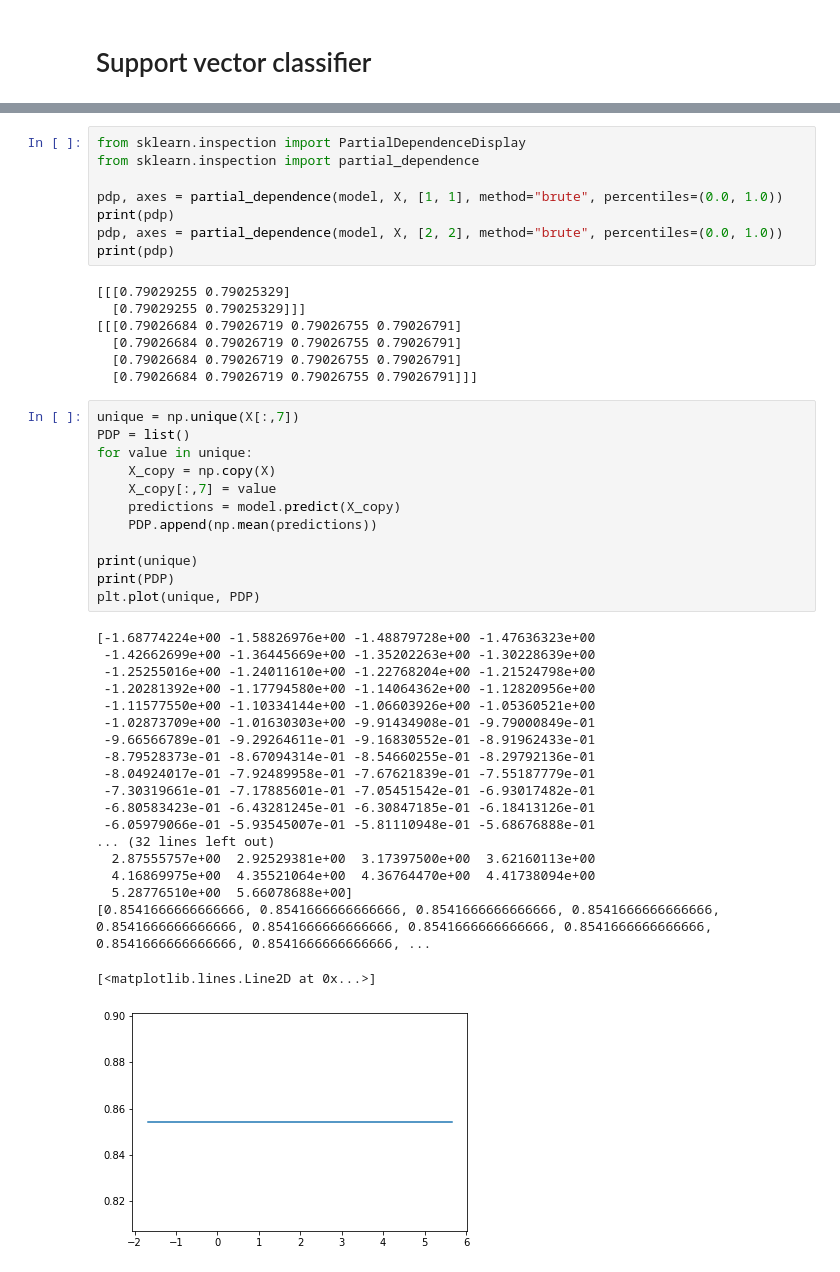
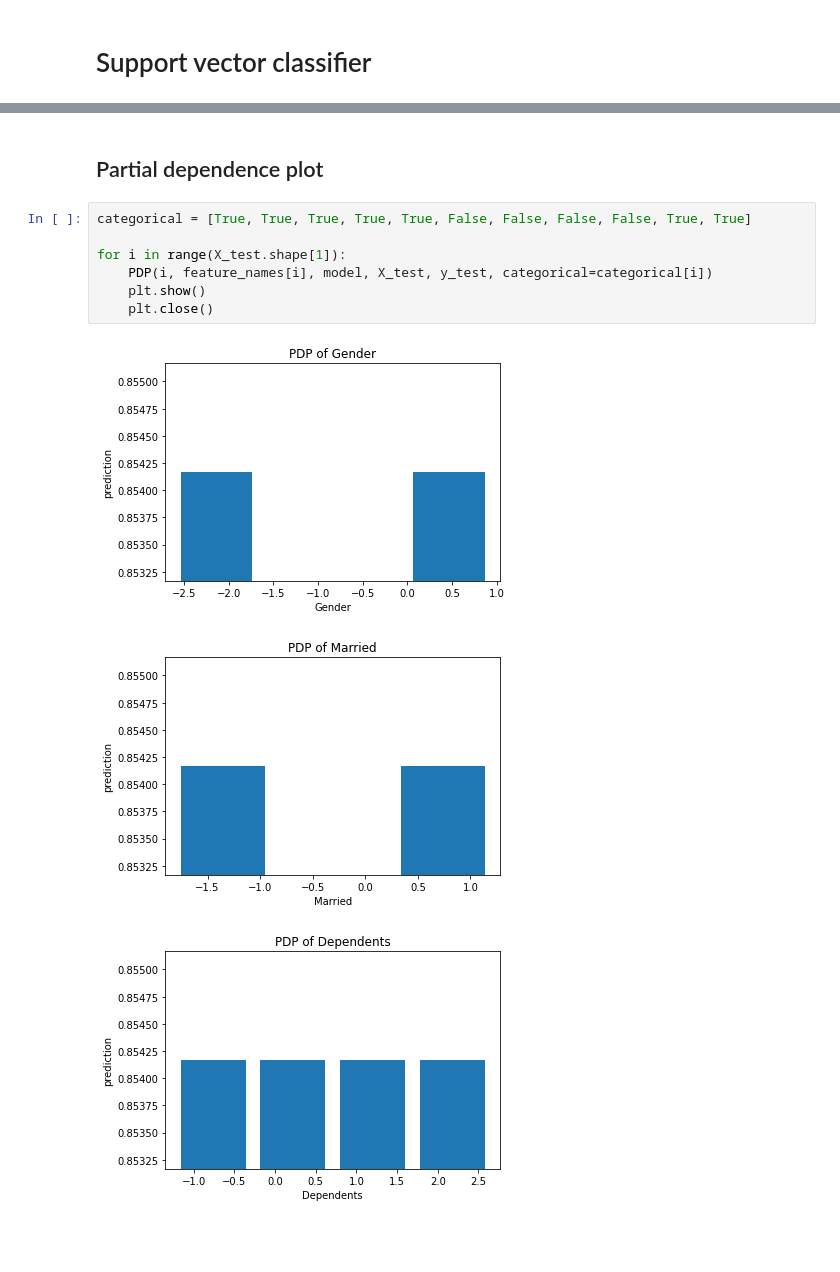
Before and after one commit to GertjanDS/MachineLearning, a Jupyter notebook: classification_loan.ipynb, the cells around one changed output, grey strips where cells are left out. Saved outputs shown, nothing was run; the diff lists cells and outputs as text; blank space fills up the shorter version.

```diff
--- a/classification_loan.ipynb
+++ b/classification_loan.ipynb
@@ -140,50 +189,16 @@ df.plot.bar()
 # %% [output]
 <AxesSubplot:>
 [figure]
-# %%
-from sklearn.inspection import PartialDependenceDisplay
-from sklearn.inspection import partial_dependence
-
-pdp, axes = partial_dependence(model, X, [1, 1], method="brute", percentiles=(0.0, 1.0))
-print(pdp)
-pdp, axes = partial_dependence(model, X, [2, 2], method="brute", percentiles=(0.0, 1.0))
-print(pdp)
-# %% [output]
-[[[0.79029255 0.79025329]
-  [0.79029255 0.79025329]]]
-[[[0.79026684 0.79026719 0.79026755 0.79026791]
-  [0.79026684 0.79026719 0.79026755 0.79026791]
-  [0.79026684 0.79026719 0.79026755 0.79026791]
-  [0.79026684 0.79026719 0.79026755 0.79026791]]]
-# %%
-unique = np.unique(X[:,7])
-PDP = list()
-for value in unique:
-    X_copy = np.copy(X)
-    X_copy[:,7] = value
-    predictions = model.predict(X_copy)
-    PDP.append(np.mean(predictions))
-
-print(unique)
-print(PDP)
-plt.plot(unique, PDP)
-# %% [output]
-[-1.68774224e+00 -1.58826976e+00 -1.48879728e+00 -1.47636323e+00
- -1.42662699e+00 -1.36445669e+00 -1.35202263e+00 -1.30228639e+00
- -1.25255016e+00 -1.24011610e+00 -1.22768204e+00 -1.21524798e+00
- -1.20281392e+00 -1.17794580e+00 -1.14064362e+00 -1.12820956e+00
- -1.11577550e+00 -1.10334144e+00 -1.06603926e+00 -1.05360521e+00
- -1.02873709e+00 -1.01630303e+00 -9.91434908e-01 -9.79000849e-01
- -9.66566789e-01 -9.29264611e-01 -9.16830552e-01 -8.91962433e-01
- -8.79528373e-01 -8.67094314e-01 -8.54660255e-01 -8.29792136e-01
- -8.04924017e-01 -7.92489958e-01 -7.67621839e-01 -7.55187779e-01
- -7.30319661e-01 -7.17885601e-01 -7.05451542e-01 -6.93017482e-01
- -6.80583423e-01 -6.43281245e-01 -6.30847185e-01 -6.18413126e-01
- -6.05979066e-01 -5.93545007e-01 -5.81110948e-01 -5.68676888e-01
-... (32 lines left out)
-  2.87555757e+00  2.92529381e+00  3.17397500e+00  3.62160113e+00
-  4.16869975e+00  4.35521064e+00  4.36764470e+00  4.41738094e+00
-  5.28776510e+00  5.66078688e+00]
-[0.8541666666666666, 0.8541666666666666, 0.8541666666666666, 0.8541666666666666, 0.8541666666666666, 0.8541666666666666, 0.8541666666666666, 0.8541666666666666, 0.8541666666666666, 0.8541666666666666, ...
-[<matplotlib.lines.Line2D at 0x...>]
-[figure, removed]
+# %% [markdown]
+## Partial dependence plot
+# %%
+categorical = [True, True, True, True, True, False, False, False, False, True, True]
+
+for i in range(X_test.shape[1]):
+    PDP(i, feature_names[i], model, X_test, y_test, categorical=categorical[i])
+    plt.show()
+    plt.close()
+# %% [output]
+[figure, added]
+[figure, added]
+[figure, added]
```
Also changed, not shown: parts of 36 cells of this notebook, 12 other files.
